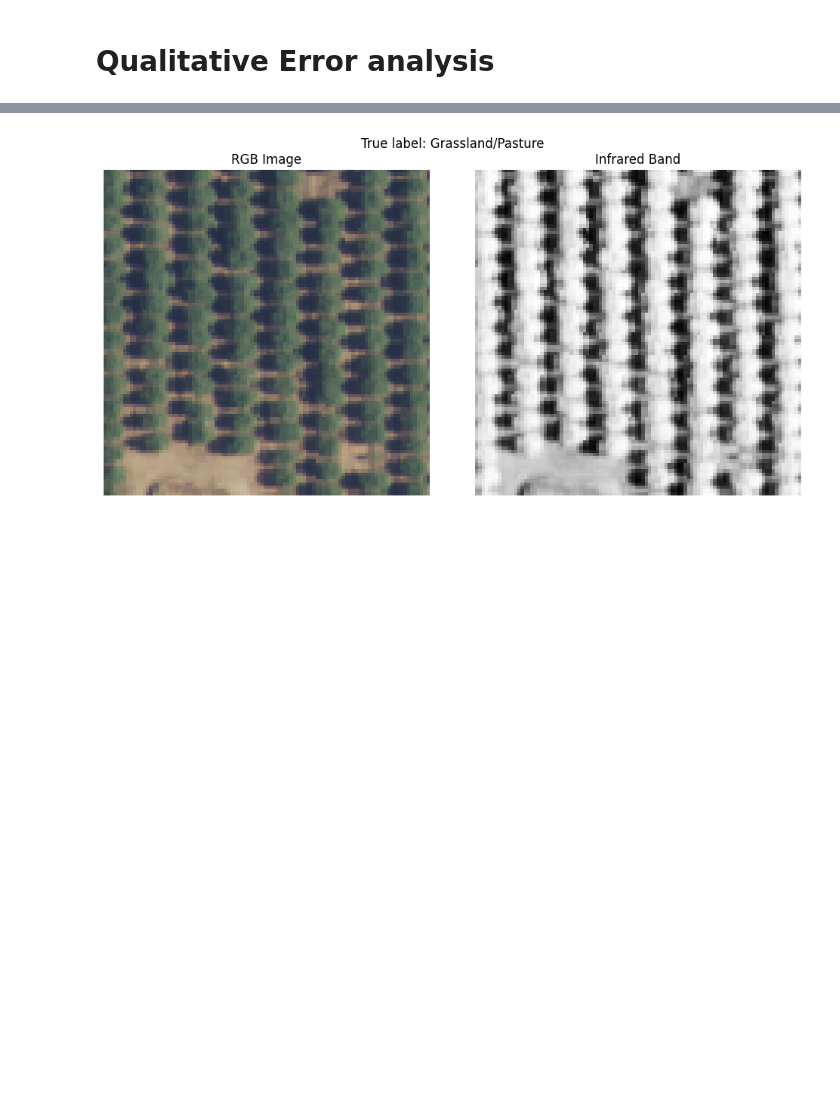
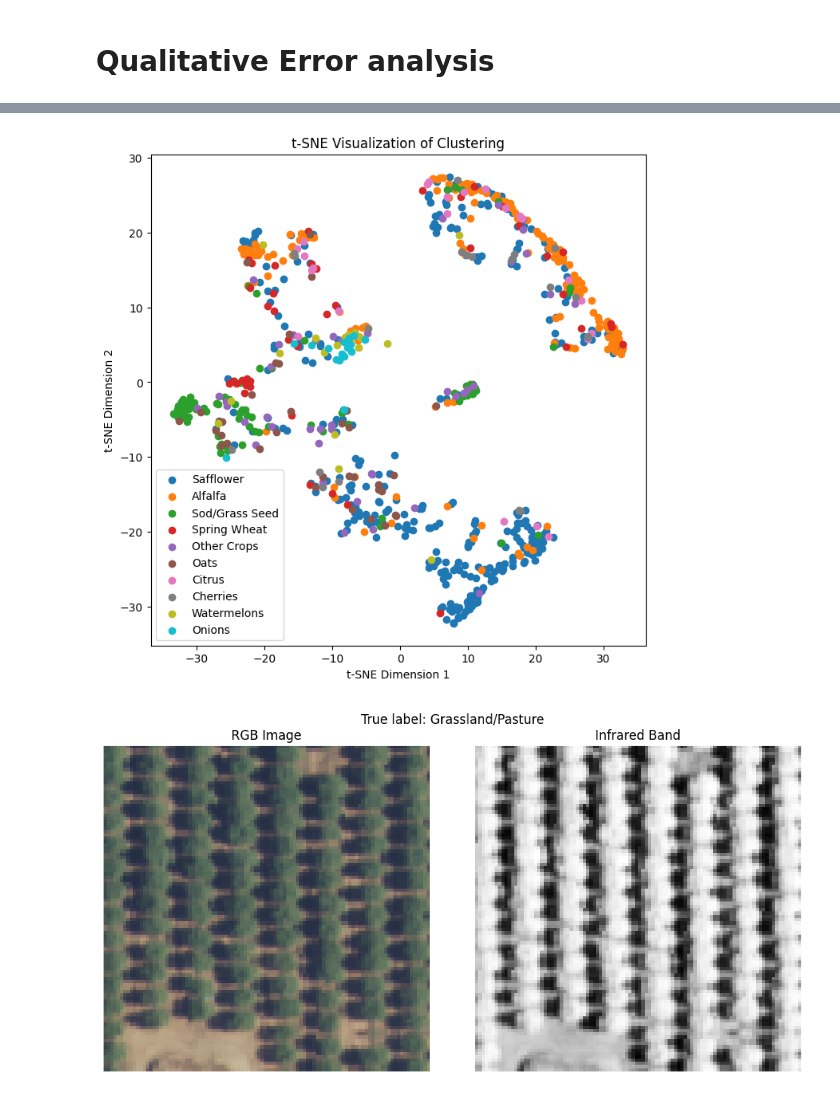
Before and after one commit to ApoorvaDixit/cs231n_project, a Jupyter notebook: Anuj_sandbox.ipynb, the cells around one changed output, grey strips where cells are left out. Saved outputs shown, nothing was run; the diff lists cells and outputs as text; code cells hidden in the pictures; blank space fills up the shorter version.

```diff
--- a/Anuj_sandbox.ipynb
+++ b/Anuj_sandbox.ipynb
@@ -80,3 +132,8 @@ End at 06:33 PM, June 07................
+# %%
+from utils import viz_tsne
+viz_tsne(X_tr, y_tr)
+# %% [output]
+[figure, added]
 # %%
 # Creation of labels.csv
 # data_dir = '/home/ubuntu/cs231n_project/cs231n_project/land_cover_representation/'
```
Also changed, not shown: parts of 4 cells of this notebook.
